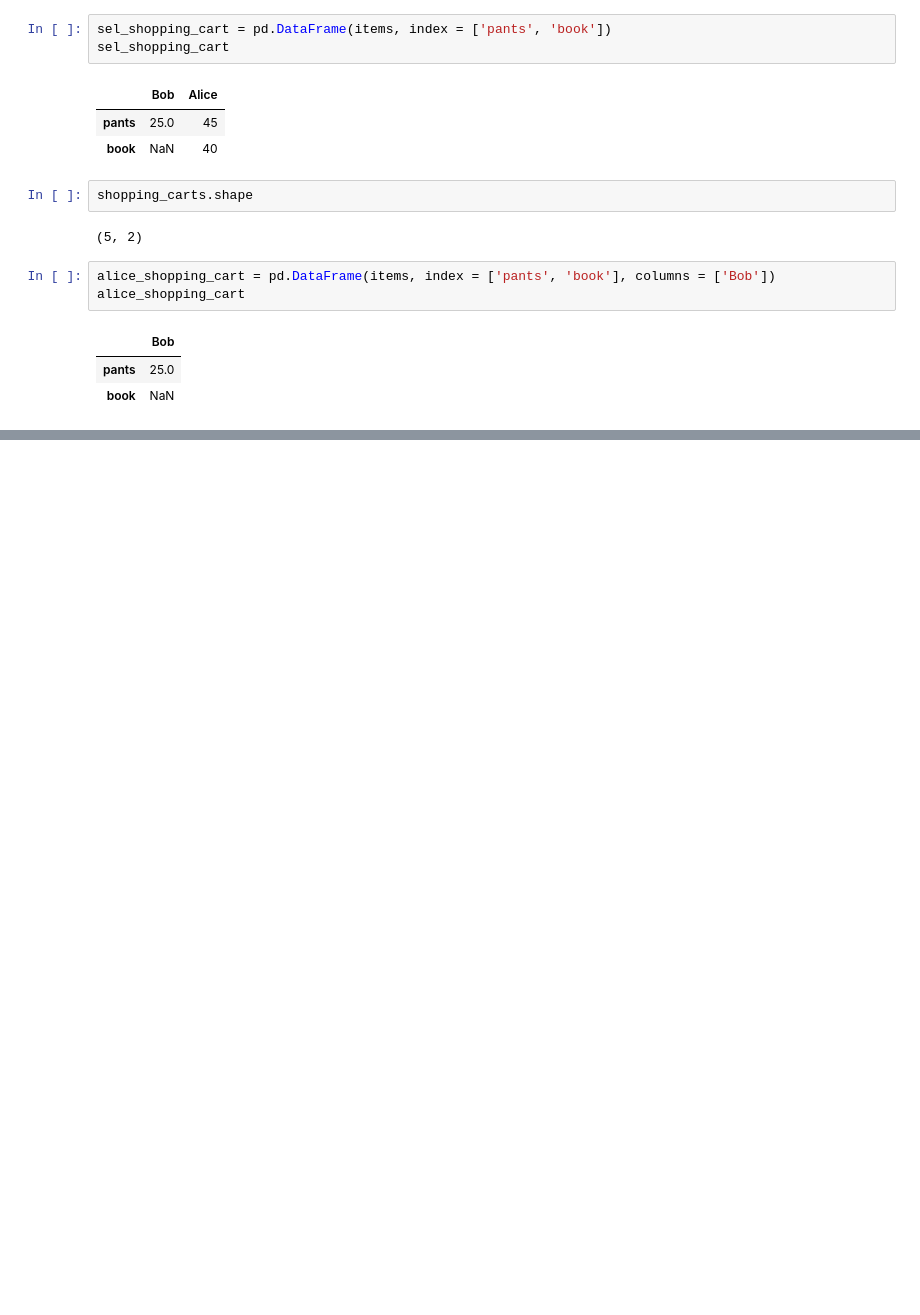
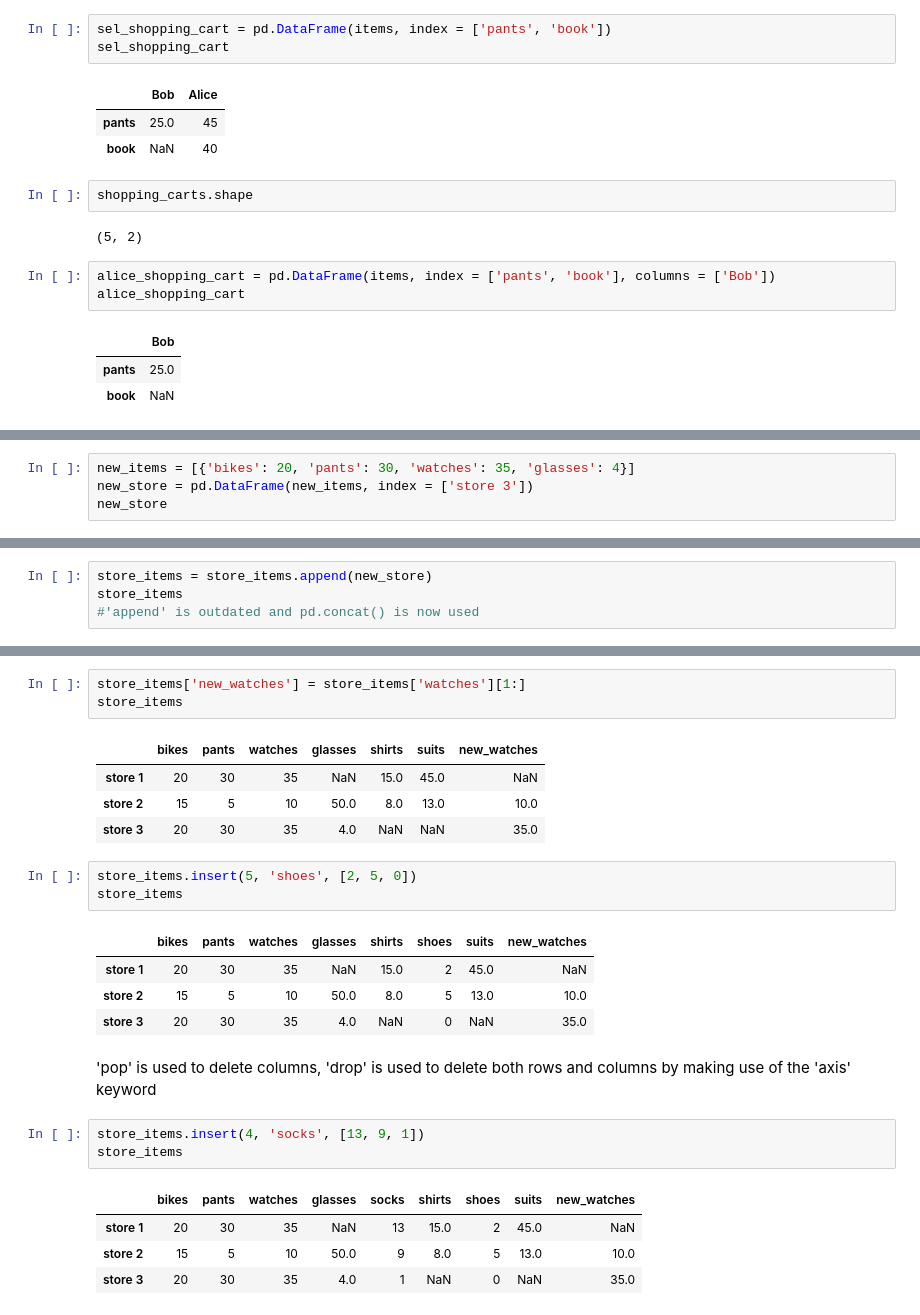
Before and after one commit to FonsahPageo/Python101, a Jupyter notebook: Pandas.ipynb, the cells around one changed output, grey strips where cells are left out. Cells and saved outputs as stored; diff of their text form; blank space fills up the shorter version.

Commit message:
Pandas: Accessing dataframe elements, adding/inserting, deleting, renaming

```diff
--- a/Pandas.ipynb
+++ b/Pandas.ipynb
@@ -219,0 +271,4 @@ df
+# %%
+new_items = [{'bikes': 20, 'pants': 30, 'watches': 35, 'glasses': 4}]
+new_store = pd.DataFrame(new_items, index = ['store 3'])
+new_store
@@ -219,0 +278,4 @@ df
+# %%
+store_items = store_items.append(new_store)
+store_items
+#'append' is outdated and pd.concat() is now used
@@ -219,0 +294,26 @@ df
+# %%
+store_items['new_watches'] = store_items['watches'][1:]
+store_items
+# %% [output]
+|  | bikes | pants | watches | glasses | shirts | suits | new_watches |
+| store 1 | 20 | 30 | 35 | NaN | 15.0 | 45.0 | NaN |
+| store 2 | 15 | 5 | 10 | 50.0 | 8.0 | 13.0 | 10.0 |
+| store 3 | 20 | 30 | 35 | 4.0 | NaN | NaN | 35.0 |
+# %%
+store_items.insert(5, 'shoes', [2, 5, 0])
+store_items
+# %% [output]
+|  | bikes | pants | watches | glasses | shirts | shoes | suits | new_watches |
+| store 1 | 20 | 30 | 35 | NaN | 15.0 | 2 | 45.0 | NaN |
+| store 2 | 15 | 5 | 10 | 50.0 | 8.0 | 5 | 13.0 | 10.0 |
+| store 3 | 20 | 30 | 35 | 4.0 | NaN | 0 | NaN | 35.0 |
+# %% [markdown]
+'pop' is used to delete columns, 'drop' is used to delete both rows and columns by making use of the 'axis' keyword
+# %%
+store_items.insert(4, 'socks', [13, 9, 1])
+store_items
+# %% [output]
+|  | bikes | pants | watches | glasses | socks | shirts | shoes | suits | new_watches |
+| store 1 | 20 | 30 | 35 | NaN | 13 | 15.0 | 2 | 45.0 | NaN |
+| store 2 | 15 | 5 | 10 | 50.0 | 9 | 8.0 | 5 | 13.0 | 10.0 |
+| store 3 | 20 | 30 | 35 | 4.0 | 1 | NaN | 0 | NaN | 35.0 |
```
Also changed, not shown: parts of 18 cells of this notebook.
